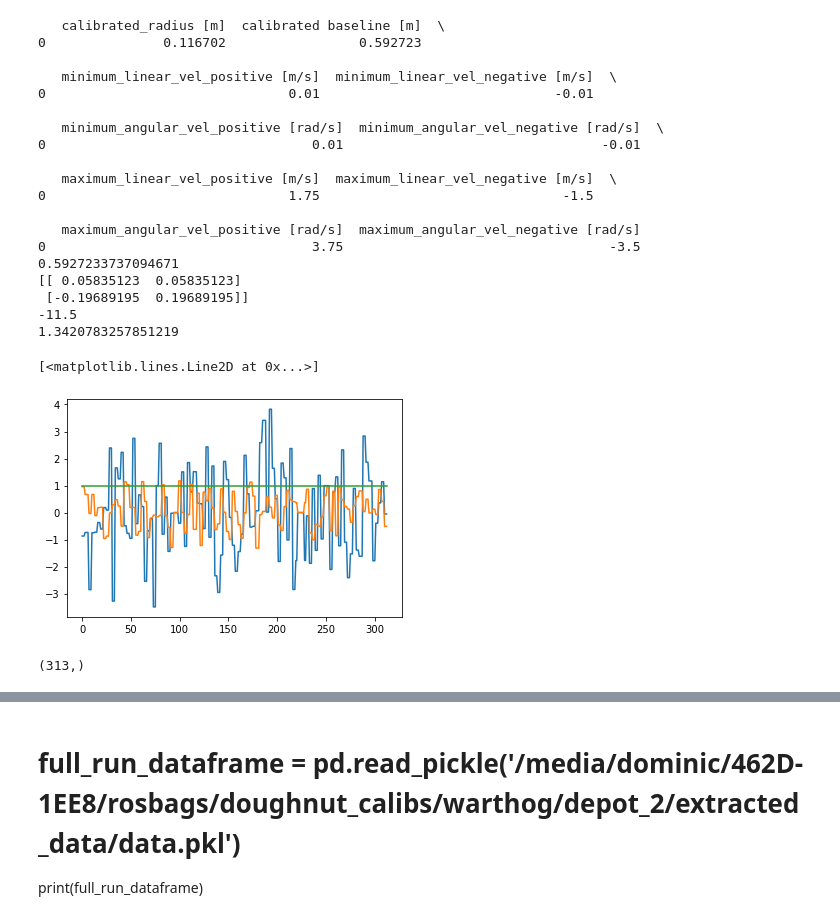
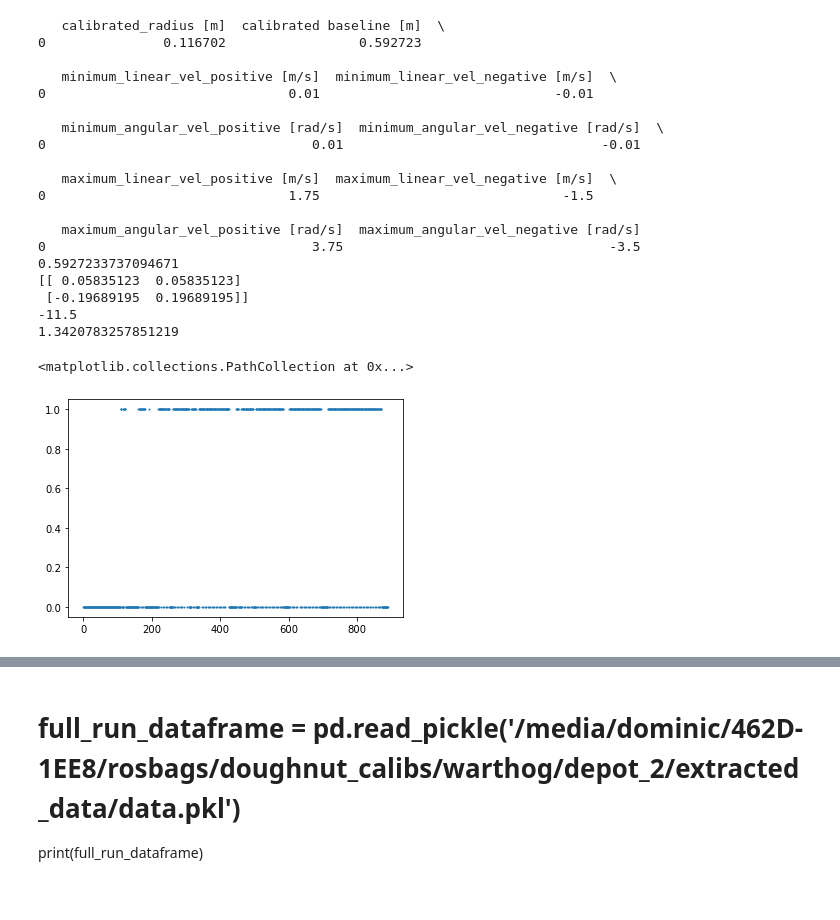
Before and after one commit to norlab-ulaval/norlab_WMRD, a Jupyter notebook: DB/plot_velocities.ipynb, the cells around one changed output, grey strips where cells are left out. Cells and saved outputs as stored; diff of their text form; code cells hidden in the pictures.

```diff
--- a/DB/plot_velocities.ipynb
+++ b/DB/plot_velocities.ipynb
@@ -83,28 +82,10 @@ char_q4_vel_linspace = np.linspace(0, maximum_linear_vel_negative, int(num_point
  [-0.19689195  0.19689195]]
 -11.5
 1.3420783257851219
-# %%
-plt.plot(dataframe['cmd_omega'])
-plt.plot(dataframe['cmd_vx'])
-plt.plot(dataframe['steady_state_mask'])
-# %% [output]
-[<matplotlib.lines.Line2D at 0x...>]
-[figure, removed]
-# %%
-def fetch_steady_state_data(data_string, dataframe, steady_state_array):
-    data_array = dataframe[data_string].to_numpy()
-    return data_array[steady_state_array == True]
-
-steady_state_array = dataframe['steady_state_mask'].to_numpy()
-
-cmd_vx_steady_state = fetch_steady_state_data('cmd_vx', dataframe, steady_state_array)
-cmd_omega_steady_state = fetch_steady_state_data('cmd_omega', dataframe, steady_state_array)
-print(cmd_vx_steady_state.shape)
-
-encoder_vx_steady_state = fetch_steady_state_data('encoder_vx', dataframe, steady_state_array)
-encoder_omega_steady_state = fetch_steady_state_data('encoder_omega', dataframe, steady_state_array)
-
-icp_vx_steady_state = fetch_steady_state_data('icp_vx', dataframe, steady_state_array)
-icp_omega_steady_state = fetch_steady_state_data('icp_omega', dataframe, steady_state_array)
-# %% [output]
-(313,)
+# %%
+time = np.arange(0, len(dataframe))
+
+plt.scatter(time, dataframe['steady_state_mask'], s=1)
+# %% [output]
+<matplotlib.collections.PathCollection at 0x...>
+[figure, added]
```
Also changed, not shown: parts of 11 cells of this notebook, 23 other files.
